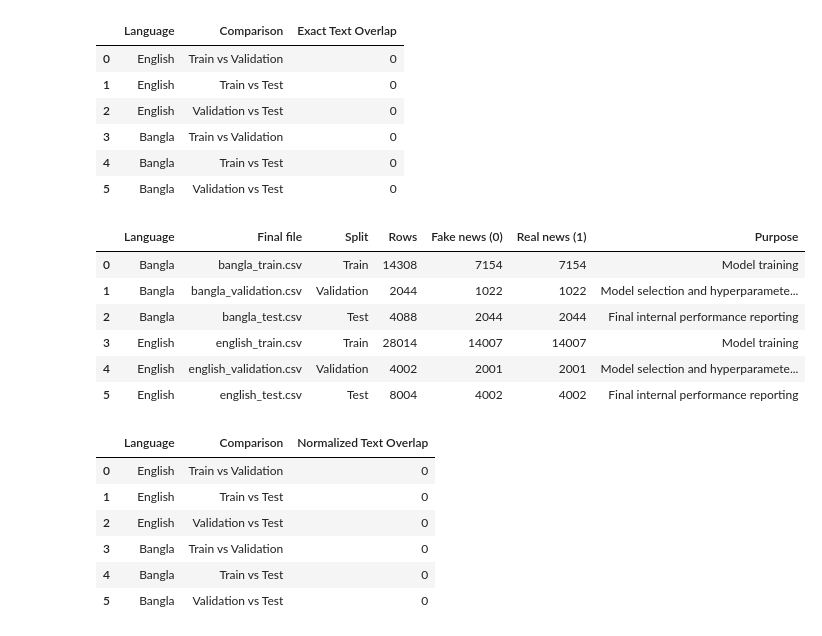
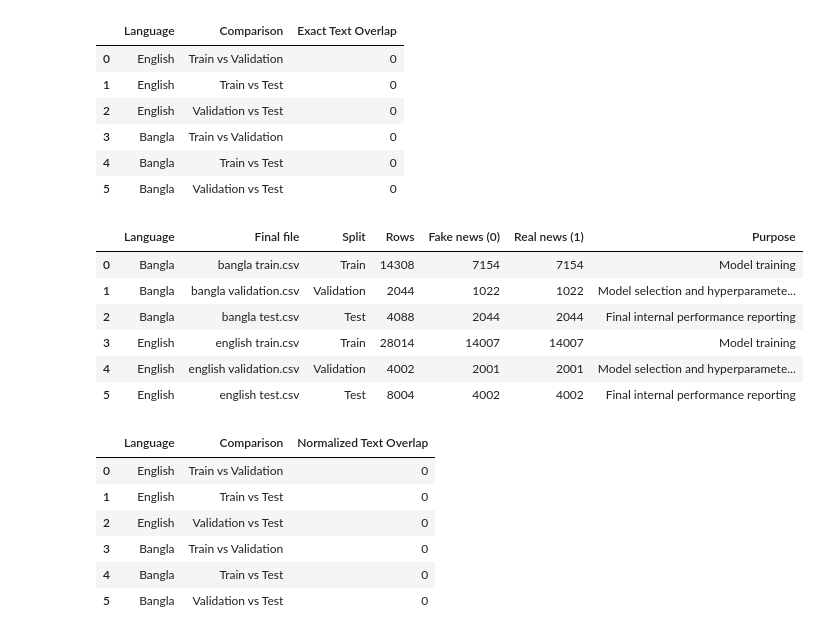
Before and after one commit to rahadul231/Fake-News-Detection-in-English-and-Bangla, a Jupyter notebook: fake-news-detection-in-english-and-bangla.ipynb, the cells around one changed output. Cells and saved outputs as stored; diff of their text form; code cells hidden in the pictures.

```diff
--- a/fake-news-detection-in-english-and-bangla.ipynb
+++ b/fake-news-detection-in-english-and-bangla.ipynb
@@ -171,12 +169,12 @@ import zipfile
 from pathlib import Path
 
 required_files = {
-    "english_train": "english_train.csv",
-    "english_validation": "english_validation.csv",
-    "english_test": "english_test.csv",
-    "bangla_train": "bangla_train.csv",
-    "bangla_validation": "bangla_validation.csv",
-    "bangla_test": "bangla_test.csv"
+    "english_train": "english train.csv",
+    "english_validation": "english validation.csv",
+    "english_test": "english test.csv",
+    "bangla_train": "bangla train.csv",
+    "bangla_validation": "bangla validation.csv",
+    "bangla_test": "bangla test.csv"
 }
 
 search_roots = [
@@ -194,8 +192,10 @@ for root in list(search_roots):
         for zip_path in root.rglob("*.zip"):
             try:
                 with zipfile.ZipFile(zip_path, "r") as zf:
-                    zip_names = [Path(name).name for name in zf.namelist()]
-                    if all(file_name in zip_names for file_name in required_files.values()):
+                    zip_names = [Path(name).name.lower().strip() for name in zf.namelist()]
+                    required_names = [file_name.lower().strip() for file_name in required_files.values()]
+
+                    if all(file_name in zip_names for file_name in required_names):
                         zf.extractall(extraction_dir)
                         print(f"Extracted dataset ZIP: {zip_path}")
                         search_roots.append(extraction_dir)
@@ -208,8 +208,10 @@ found_paths = {}
 for root in search_roots:
     if root.exists():
         for path in root.rglob("*.csv"):
+            current_name = path.name.lower().strip()
+
             for key, required_name in required_files.items():
-                if path.name == required_name and key not in found_paths:
+                if current_name == required_name.lower().strip() and key not in found_paths:
                     found_paths[key] = str(path)
 
 print("Found dataset files:")
@@ -792,12 +803,12 @@ display(overlap_table)
 | 4 | Bangla | Train vs Test | 0 |
 | 5 | Bangla | Validation vs Test | 0 |
 # %%
-# Step 13A: Dataset Construction Flow Table
+# Step 16: Dataset Construction Flow Table
 
 construction_flow = pd.DataFrame([
     {
         "Language": "Bangla",
-        "Final file": "bangla_train.csv",
+        "Final file": "bangla train.csv",
         "Split": "Train",
         "Rows": len(bangla_train),
         "Fake news (0)": int((bangla_train["label"] == 0).sum()),
@@ -806,7 +817,7 @@ construction_flow = pd.DataFrame([
     },
     {
         "Language": "Bangla",
-        "Final file": "bangla_validation.csv",
+        "Final file": "bangla validation.csv",
         "Split": "Validation",
         "Rows": len(bangla_validation),
         "Fake news (0)": int((bangla_validation["label"] == 0).sum()),
@@ -815,7 +826,7 @@ construction_flow = pd.DataFrame([
     },
     {
         "Language": "Bangla",
-        "Final file": "bangla_test.csv",
+        "Final file": "bangla test.csv",
         "Split": "Test",
         "Rows": len(bangla_test),
         "Fake news (0)": int((bangla_test["label"] == 0).sum()),
@@ -824,40 +835,40 @@ construction_flow = pd.DataFrame([
     },
     {
         "Language": "English",
-        "Final file": "english_train.csv",
+        "Final file": "english train.csv",
         "Split": "Train",
         "Rows": len(english_train),
         "Fake news (0)": int((english_train["label"] == 0).sum()),
         "Real news (1)": int((english_train["label"] == 1).sum()),
         "Purpose": "Model training"
     },
     {
         "Language": "English",
-        "Final file": "english_validation.csv",
+        "Final file": "english validation.csv",
         "Split": "Validation",
         "Rows": len(english_validation),
         "Fake news (0)": int((english_validation["label"] == 0).sum()),
         "Real news (1)": int((english_validation["label"] == 1).sum()),
         "Purpose": "Model selection and hyperparameter checking"
     },
     {
         "Language": "English",
-        "Final file": "english_test.csv",
+        "Final file": "english test.csv",
         "Split": "Test",
         "Rows": len(english_test),
         "Fake news (0)": int((english_test["label"] == 0).sum()),
         "Real news (1)": int((english_test["label"] == 1).sum()),
         "Purpose": "Final internal performance reporting"
     }
 ])
 
 display(construction_flow)
 # %% [output]
 |  | Language | Final file | Split | Rows | Fake news (0) | Real news (1) | Purpose |
-| 0 | Bangla | bangla_train.csv | Train | 14308 | 7154 | 7154 | Model training |
-| 1 | Bangla | bangla_validation.csv | Validation | 2044 | 1022 | 1022 | Model selection and hyperparamete... |
-| 2 | Bangla | bangla_test.csv | Test | 4088 | 2044 | 2044 | Final internal performance reporting |
-| 3 | English | english_train.csv | Train | 28014 | 14007 | 14007 | Model training |
-| 4 | English | english_validation.csv | Validation | 4002 | 2001 | 2001 | Model selection and hyperparamete... |
-| 5 | English | english_test.csv | Test | 8004 | 4002 | 4002 | Final internal performance reporting |
+| 0 | Bangla | bangla train.csv | Train | 14308 | 7154 | 7154 | Model training |
+| 1 | Bangla | bangla validation.csv | Validation | 2044 | 1022 | 1022 | Model selection and hyperparamete... |
+| 2 | Bangla | bangla test.csv | Test | 4088 | 2044 | 2044 | Final internal performance reporting |
+| 3 | English | english train.csv | Train | 28014 | 14007 | 14007 | Model training |
+| 4 | English | english validation.csv | Validation | 4002 | 2001 | 2001 | Model selection and hyperparamete... |
+| 5 | English | english test.csv | Test | 8004 | 4002 | 4002 | Final internal performance reporting |
 # %%
```
Also changed, not shown: parts of 82 cells of this notebook.
